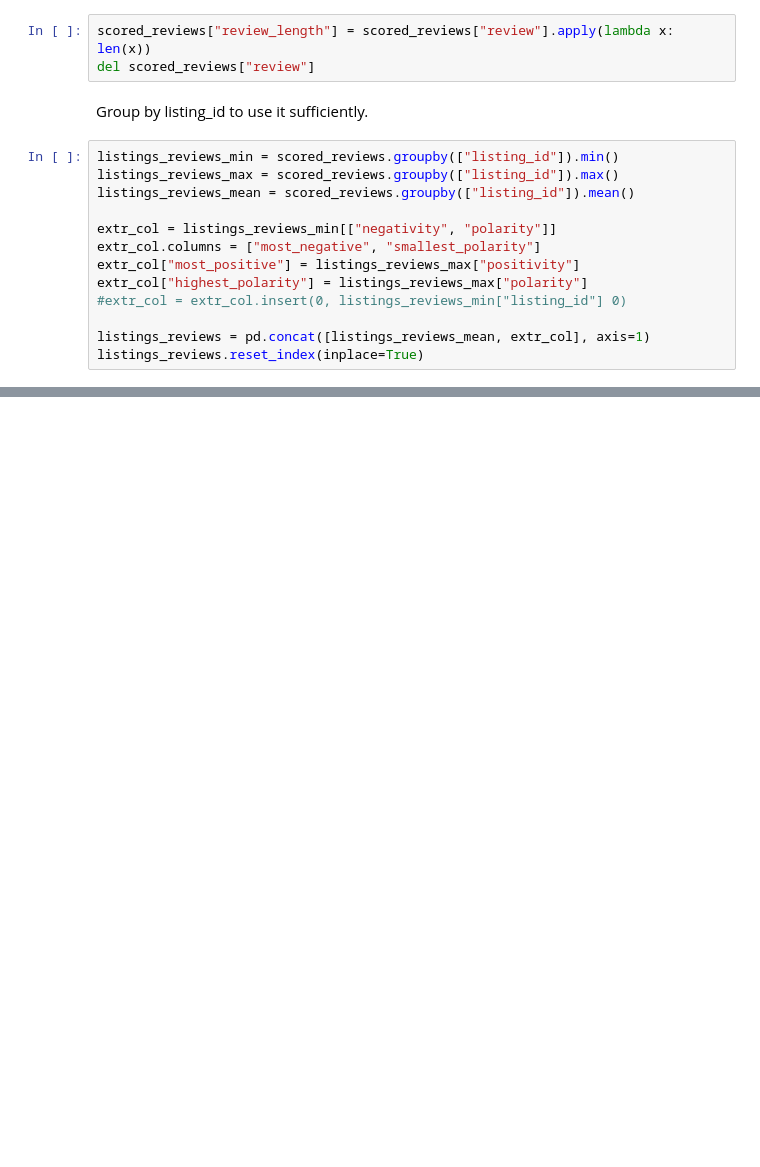
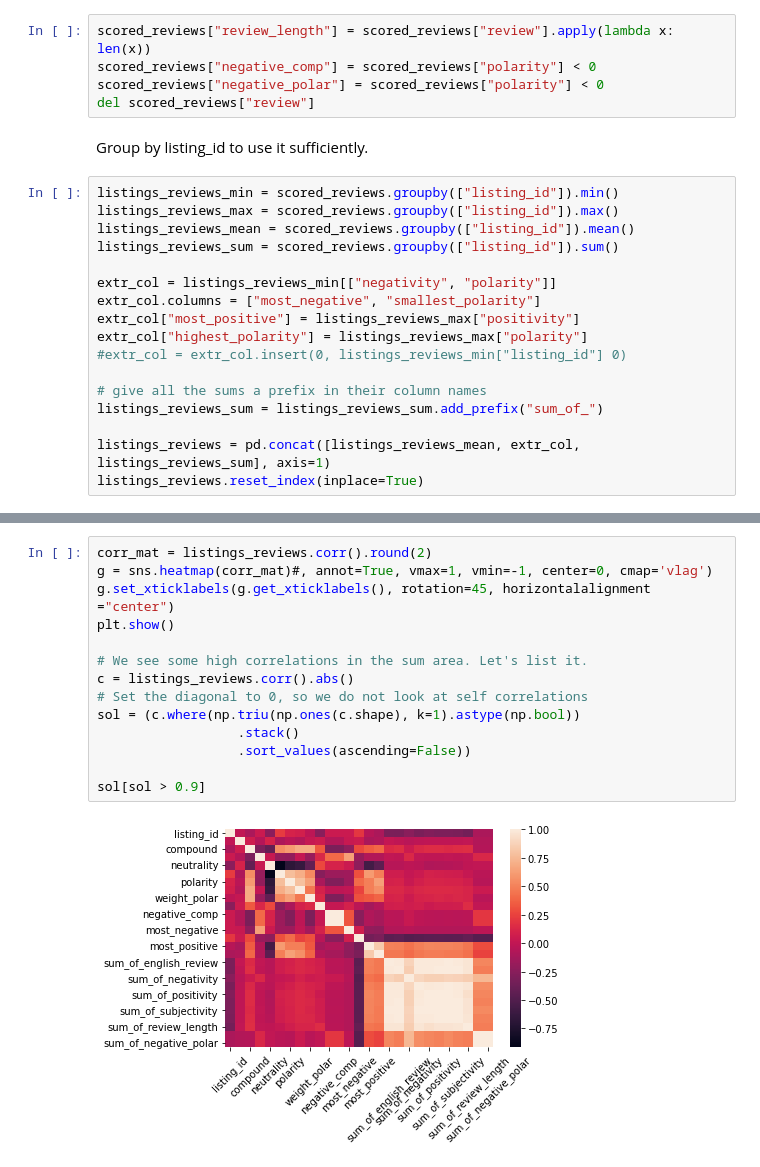
Before and after one commit to dmnk1308/DubAir, a Jupyter notebook: Sentiment Analysis.ipynb, the cells around one changed output, grey strips where cells are left out. Cells and saved outputs as stored; diff of their text form; blank space fills up the shorter version.

```diff
--- a/Sentiment Analysis.ipynb
+++ b/Sentiment Analysis.ipynb
@@ -319,5 +447,7 @@ Also add length of reviews
 # %%
 scored_reviews["review_length"] = scored_reviews["review"].apply(lambda x: len(x))
+scored_reviews["negative_comp"] = scored_reviews["polarity"] < 0
+scored_reviews["negative_polar"] = scored_reviews["polarity"] < 0
 del scored_reviews["review"]
 # %% [markdown]
 Group by listing_id to use it sufficiently.
@@ -325,6 +455,7 @@ Group by listing_id to use it sufficiently.
 listings_reviews_min = scored_reviews.groupby(["listing_id"]).min()
 listings_reviews_max = scored_reviews.groupby(["listing_id"]).max()
 listings_reviews_mean = scored_reviews.groupby(["listing_id"]).mean()
+listings_reviews_sum = scored_reviews.groupby(["listing_id"]).sum()
 
 extr_col = listings_reviews_min[["negativity", "polarity"]]
 extr_col.columns = ["most_negative", "smallest_polarity"]
@@ -332,7 +463,10 @@ extr_col["most_positive"] = listings_reviews_max["positivity"]
 extr_col["highest_polarity"] = listings_reviews_max["polarity"]
 #extr_col = extr_col.insert(0, listings_reviews_min["listing_id"] 0)
 
-listings_reviews = pd.concat([listings_reviews_mean, extr_col], axis=1)
+# give all the sums a prefix in their column names
+listings_reviews_sum = listings_reviews_sum.add_prefix("sum_of_")
+
+listings_reviews = pd.concat([listings_reviews_mean, extr_col, listings_reviews_sum], axis=1)
 listings_reviews.reset_index(inplace=True)
 # %% [output]
 A value is trying to be set on a copy of a slice from a DataFrame.
@@ -346,0 +526,16 @@ See the caveats in the documentation: https://pandas.pydata.org/pandas-docs/stab
+# %%
+corr_mat = listings_reviews.corr().round(2)
+g = sns.heatmap(corr_mat)#, annot=True, vmax=1, vmin=-1, center=0, cmap='vlag')
+g.set_xticklabels(g.get_xticklabels(), rotation=45, horizontalalignment ="center")
+plt.show()
+
+# We see some high correlations in the sum area. Let's list it.
+c = listings_reviews.corr().abs()
+# Set the diagonal to 0, so we do not look at self correlations
+sol = (c.where(np.triu(np.ones(c.shape), k=1).astype(np.bool))
+                  .stack()
+                  .sort_values(ascending=False))
+
+sol[sol > 0.9]
+# %% [output]
+[figure, added]
```
Also changed, not shown: parts of 48 cells of this notebook, 11 other files.
